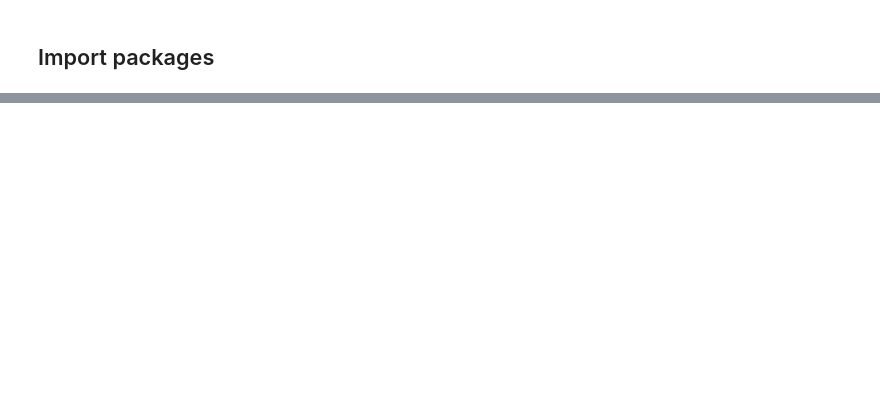
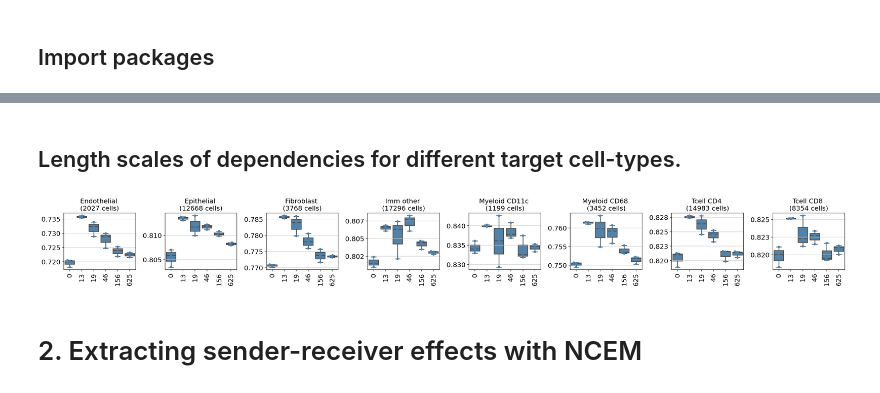
Before and after one commit to theislab/ncem_tutorials, a Jupyter notebook: tutorials/analysis_tutorial_mibitof_cancer.ipynb, the cells around one changed output, grey strips where cells are left out. Drawn from its saved outputs; the diff is of its cells as text; code cells hidden in the pictures; blank space fills up the shorter version.

Commit message:
tutorial on mibi-tof hartmann data

```diff
--- a/tutorials/analysis_tutorial_mibitof_cancer.ipynb
+++ b/tutorials/analysis_tutorial_mibitof_cancer.ipynb
@@ -201,0 +90,22 @@ nc_inter.sender_effect(
+# %%
+gs = ncem.train.GridSearchContainer(
+    path + '/grid_searches_gen/',
+    gs_ids=[
+        "210419_INTERACTIONS_BASELINE_NONE_NODES_IMAGE_1_HARTMANN",
+        "210419_INTERACTIONS_MAX_NODES_IMAGE_1_HARTMANN",
+    ],
+    lateral_resolution = 400/1024
+)
+gs.load_gs()
+
+gs.plot_best_model_by_hyperparam(
+    graph_model_class='interactions',
+    baseline_model_class='interactions_baseline',
+    rename_levels = [
+        ("model", {
+            "INTERACTIONS_BASELINE_NONE_NODES_IMAGE_1": "baseline",
+            "INTERACTIONS_MAX_NODES_IMAGE_1": "NCEM",
+        })
+    ],
+    xticks=[0, 10, 50, 200, 1000],
+)
@@ -201,0 +133,13 @@ nc_inter.sender_effect(
+# %% [markdown]
+## Length scales of dependencies for different target cell-types.
+# %%
+gs.load_target_cell_evaluation()
+gs.plot_target_cell_evaluation(
+    metric_show="r_squared_linreg",
+    metric_select="r_squared_linreg",
+    param_x="um_radius",
+)
+# %% [output]
+[figure, added]
+# %% [markdown]
+# 2. Extracting sender-receiver effects with NCEM
```
Also changed, not shown: parts of 46 cells of this notebook.
